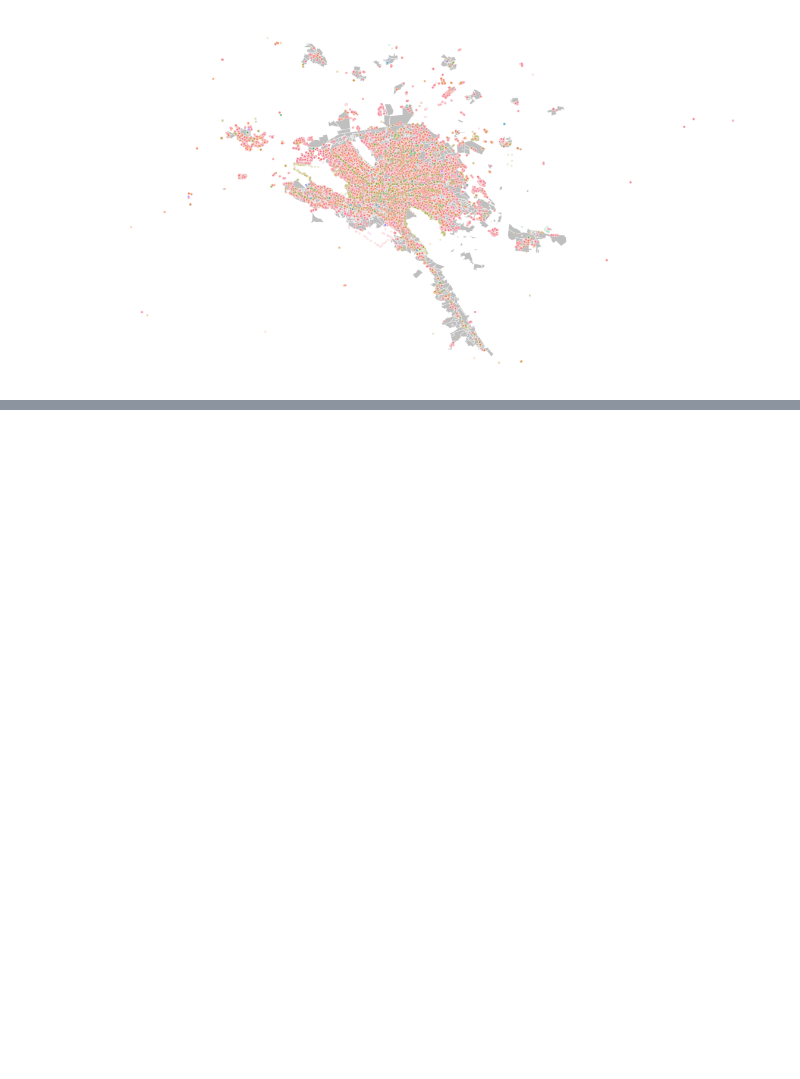
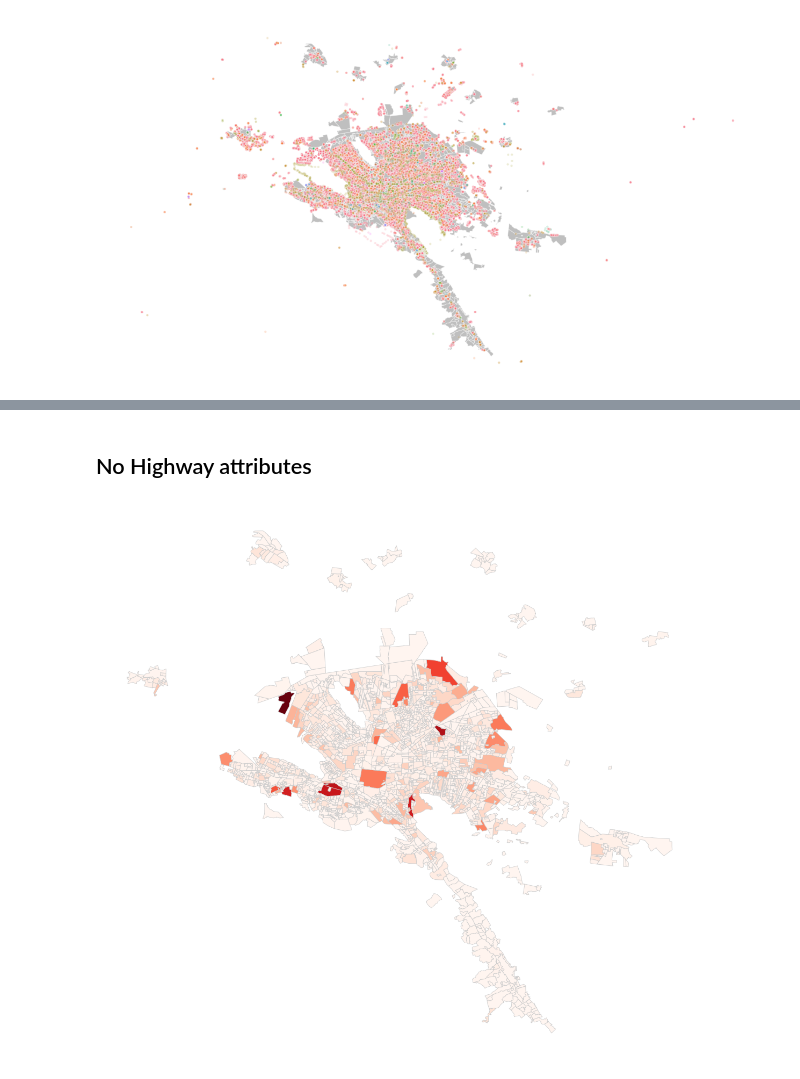
Before and after one commit to ddiannae/crimenNL, a Jupyter notebook: notebooks/OSM_data_exploration.ipynb, the cells around one changed output, grey strips where cells are left out. Saved outputs shown, nothing was run; the diff lists cells and outputs as text; code cells hidden in the pictures; blank space fills up the shorter version.

```diff
--- a/notebooks/OSM_data_exploration.ipynb
+++ b/notebooks/OSM_data_exploration.ipynb
@@ -88,0 +169,18 @@ sns.scatterplot(x='lon', y='lat', hue='tag_value', data=df_filter, s=15, alpha=0
+# %% [markdown]
+## No Highway attributes
+# %%
+# Group by neighborhood, data tu map
+df_filter = df[df.tag_value=='park']
+df_group = df_filter.groupby('n_id').count()[['tag_value']]
+
+# Plot the data to the map
+var = 'tag_value'
+merged = shape.set_index('n_id').join(df_group)
+merged = merged.fillna(0)
+fig, ax = plt.subplots(figsize=(20, 20))
+#vmin, vmax = 0, 5
+merged.plot(column=var, cmap='Reds', linewidth=0.8,
+              ax=ax, edgecolor='0.8', legend=False)
+ax.axis('off');
+# %% [output]
+[figure, added]
```
Also changed, not shown: parts of 16 cells of this notebook.
